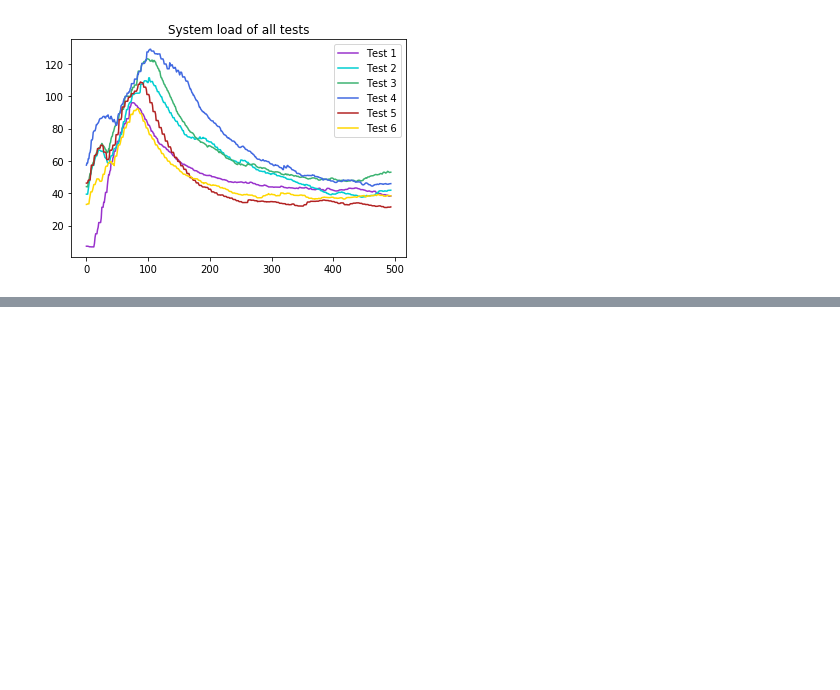
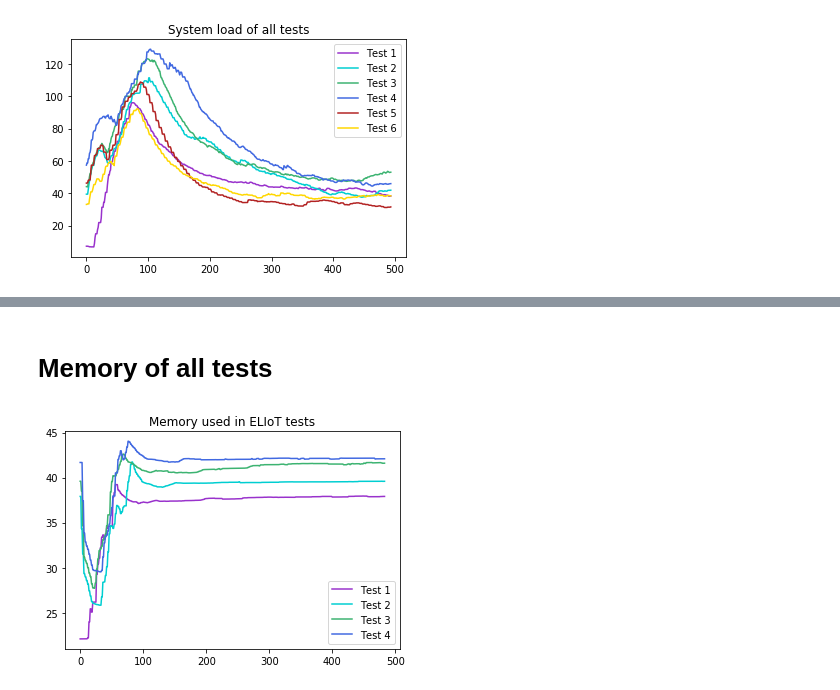
Before and after one commit to ricCap/ELIoT, a Jupyter notebook: stats/stats.ipynb, the cells around one changed output, grey strips where cells are left out. Saved outputs shown, nothing was run; the diff lists cells and outputs as text; code cells hidden in the pictures; blank space fills up the shorter version.

```diff
--- a/stats/stats.ipynb
+++ b/stats/stats.ipynb
@@ -311,0 +474,35 @@ plt.show()
+# %% [markdown]
+# Memory of all tests
+# %%
+dict_test = {}
+dict_test["values"] = []
+dict_test["times"] = []
+for index_test in range(TEST_NUMBER):
+    dict_test["values"].append(dict_test_values["Test_" + str(index_test + 1) + "_mean"])
+    dict_test["times"].append(dict_test_values["Test_" + str(index_test + 1) + "_time"])
+
+dict_test["times"], dict_test["values"] = fix_duration(dict_test["values"], dict_test["times"])
+# %%
+fig, ax = plt.subplots()
+for index in range(TEST_NUMBER - 2):
+    x = range(int(dict_test["times"]))
+    y = dict_test["values"][index]
+
+    line_color = "gold"
+    if(index == 0):
+        line_color = "darkorchid"
+    elif(index == 1):
+        line_color = "darkturquoise"
+    elif(index == 2):
+        line_color = "mediumseagreen"
+    elif(index == 3):
+        line_color = "royalblue"
+    elif(index == 4):
+        line_color = "firebrick"
+
+    ax.plot(x, y, '-', label='Test ' + str(index + 1), color=line_color)
+    leg = ax.legend();
+ax.set_title('Memory used in ELIoT tests')
+plt.show()
+# %% [output]
+[figure, added]
```
Also changed, not shown: parts of 11 cells of this notebook.
